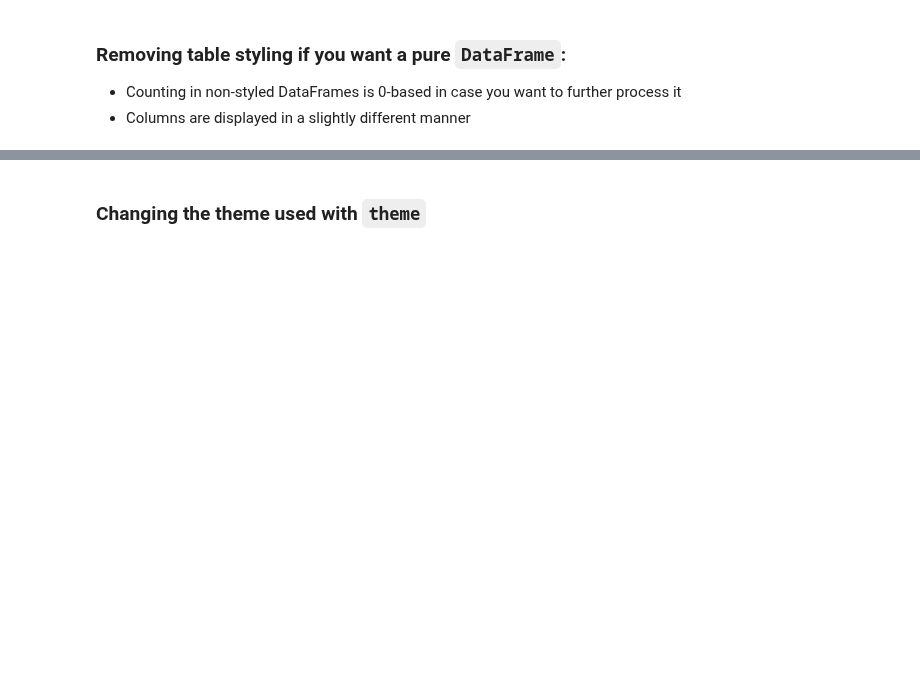
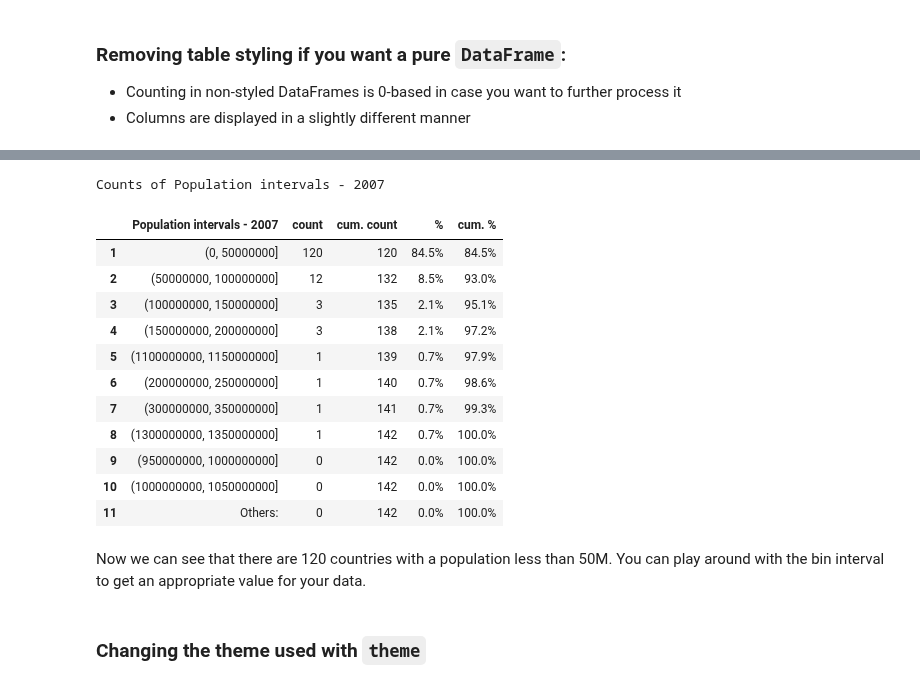
Before and after one commit to eliasdabbas/adviz, a Jupyter notebook: nbs/00_value_counts_plus.ipynb, the cells around one changed output, grey strips where cells are left out. Drawn from its saved outputs; the diff is of its cells as text; code cells hidden in the pictures; blank space fills up the shorter version.

```diff
--- a/nbs/00_value_counts_plus.ipynb
+++ b/nbs/00_value_counts_plus.ipynb
@@ -314,3 +342,24 @@ assert type(value_counts_plus(colors, style=False)) == pd.DataFrame
+# %%
+value_counts_plus(
+    gm['pop_interval'],
+    name='Population intervals - 2007',
+    background_gradient='RdBu')
+# %% [output]
+Counts of Population intervals - 2007
+|  | Population intervals - 2007 | count | cum. count | % | cum. % |
+| 1 | (0, 50000000] | 120 | 120 | 84.5% | 84.5% |
+| 2 | (50000000, 100000000] | 12 | 132 | 8.5% | 93.0% |
+| 3 | (100000000, 150000000] | 3 | 135 | 2.1% | 95.1% |
+| 4 | (150000000, 200000000] | 3 | 138 | 2.1% | 97.2% |
+| 5 | (1100000000, 1150000000] | 1 | 139 | 0.7% | 97.9% |
+| 6 | (200000000, 250000000] | 1 | 140 | 0.7% | 98.6% |
+| 7 | (300000000, 350000000] | 1 | 141 | 0.7% | 99.3% |
+| 8 | (1300000000, 1350000000] | 1 | 142 | 0.7% | 100.0% |
+| 9 | (950000000, 1000000000] | 0 | 142 | 0.0% | 100.0% |
+| 10 | (1000000000, 1050000000] | 0 | 142 | 0.0% | 100.0% |
+| 11 | Others: | 0 | 142 | 0.0% | 100.0% |
+# %% [markdown]
+Now we can see that there are 120 countries with a population less than 50M. You can play around with the bin interval to get an appropriate value for your data.
 # %% [markdown]
 ### Changing the theme used with `theme`
 # %%
```
Also changed, not shown: parts of 15 cells of this notebook, 1 other file.
